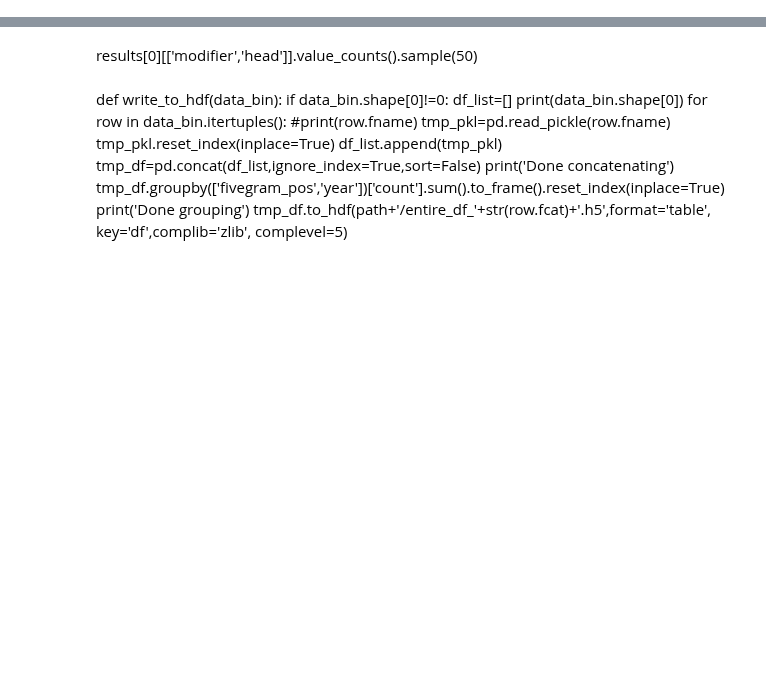
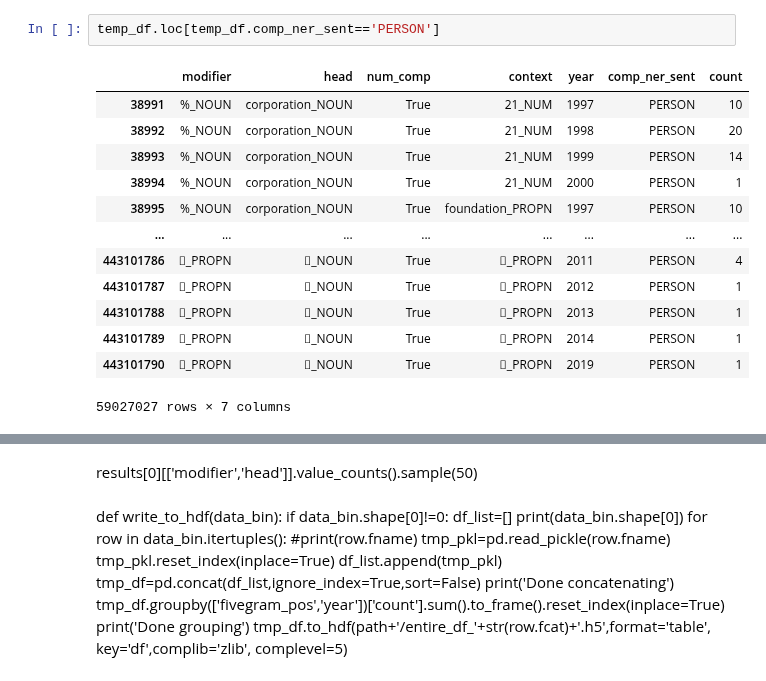
Before and after one commit to prajitdhar/Compounding, a Jupyter notebook: Pickle_Files_Combiner.ipynb, the cells around one changed output, grey strips where cells are left out. Cells and saved outputs as stored; diff of their text form; blank space fills up the shorter version.

```diff
--- a/Pickle_Files_Combiner.ipynb
+++ b/Pickle_Files_Combiner.ipynb
@@ -18,0 +79,16 @@ for filename in glob.glob(path+'*pkl'):
+# %%
+temp_df.loc[temp_df.comp_ner_sent=='PERSON']
+# %% [output]
+|  | modifier | head | num_comp | context | year | comp_ner_sent | count |
+| 38991 | %_NOUN | corporation_NOUN | True | 21_NUM | 1997 | PERSON | 10 |
+| 38992 | %_NOUN | corporation_NOUN | True | 21_NUM | 1998 | PERSON | 20 |
+| 38993 | %_NOUN | corporation_NOUN | True | 21_NUM | 1999 | PERSON | 14 |
+| 38994 | %_NOUN | corporation_NOUN | True | 21_NUM | 2000 | PERSON | 1 |
+| 38995 | %_NOUN | corporation_NOUN | True | foundation_PROPN | 1997 | PERSON | 10 |
+| ... | ... | ... | ... | ... | ... | ... | ... |
+| 443101786 | _PROPN | _NOUN | True | _PROPN | 2011 | PERSON | 4 |
+| 443101787 | _PROPN | _NOUN | True | _PROPN | 2012 | PERSON | 1 |
+| 443101788 | _PROPN | _NOUN | True | _PROPN | 2013 | PERSON | 1 |
+| 443101789 | _PROPN | _NOUN | True | _PROPN | 2014 | PERSON | 1 |
+| 443101790 | _PROPN | _NOUN | True | _PROPN | 2019 | PERSON | 1 |
+59027027 rows × 7 columns
```
Also changed, not shown: parts of 42 cells of this notebook, 51 other files.
